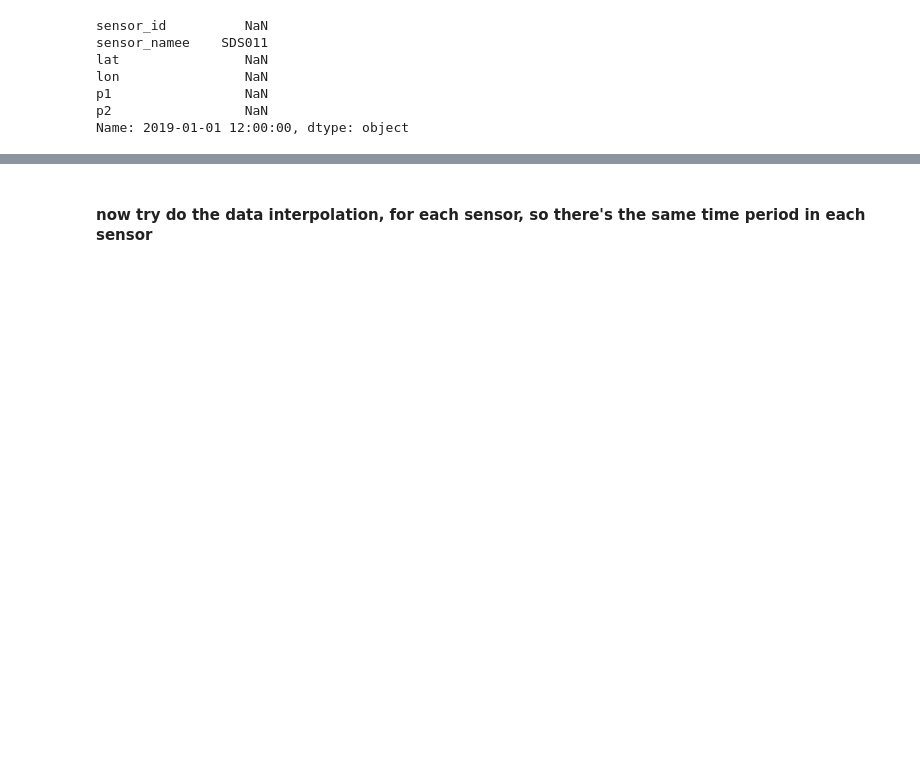
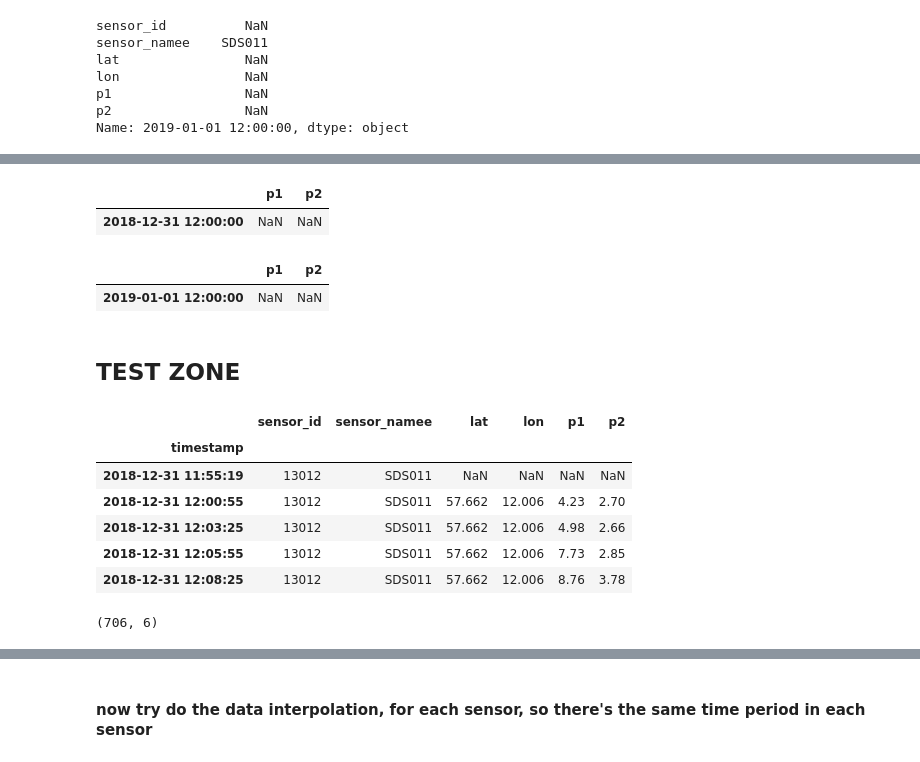
Before and after one commit to miskaknapek/dustmin_to_csv__various_code, a Jupyter notebook: make_tabular_csv_data_from_luftdaten_data___TRY_5__using__PD_RESAMPLE__WITH_REAL_TEST_DATA_02.ipynb, the cells around one changed output, grey strips where cells are left out. Cells and saved outputs as stored; diff of their text form; code cells hidden in the pictures; blank space fills up the shorter version.

Commit message:
more tests

```diff
--- a/make_tabular_csv_data_from_luftdaten_data___TRY_5__using__PD_RESAMPLE__WITH_REAL_TEST_DATA_02.ipynb
+++ b/make_tabular_csv_data_from_luftdaten_data___TRY_5__using__PD_RESAMPLE__WITH_REAL_TEST_DATA_02.ipynb
@@ -404,0 +406,30 @@ Name: 2019-01-01 12:00:00, dtype: object
+# %%
+blank_mininmal_START_TIME_row = pd.DataFrame( data={ 'p1' : np.NaN, 'p2' : np.NaN }, index=pd.DatetimeIndex( [ start_time ] ) )
+blank_mininmal_START_TIME_row
+# %% [output]
+|  | p1 | p2 |
+| 2018-12-31 12:00:00 | NaN | NaN |
+# %%
+blank_mininmal_END_TIME_row = pd.DataFrame( data={ 'p1' : np.NaN, 'p2' : np.NaN }, index=pd.DatetimeIndex( [ end_time ] ) )
+blank_mininmal_END_TIME_row
+# %% [output]
+|  | p1 | p2 |
+| 2019-01-01 12:00:00 | NaN | NaN |
+# %% [markdown]
+## TEST ZONE
+# %%
+# try making a dataframe with only given values
+given_sensors_data = in_data[ in_data['sensor_id'] == 13012]
+given_sensors_data.head()
+# %% [output]
+|  | sensor_id | sensor_namee | lat | lon | p1 | p2 |
+| timestamp |  |  |  |  |  |  |
+| 2018-12-31 11:55:19 | 13012 | SDS011 | NaN | NaN | NaN | NaN |
+| 2018-12-31 12:00:55 | 13012 | SDS011 | 57.662 | 12.006 | 4.23 | 2.70 |
+| 2018-12-31 12:03:25 | 13012 | SDS011 | 57.662 | 12.006 | 4.98 | 2.66 |
+| 2018-12-31 12:05:55 | 13012 | SDS011 | 57.662 | 12.006 | 7.73 | 2.85 |
+| 2018-12-31 12:08:25 | 13012 | SDS011 | 57.662 | 12.006 | 8.76 | 3.78 |
+# %%
+given_sensors_data.shape
+# %% [output]
+(706, 6)
```
Also changed, not shown: parts of 22 cells of this notebook, 1 other file.
